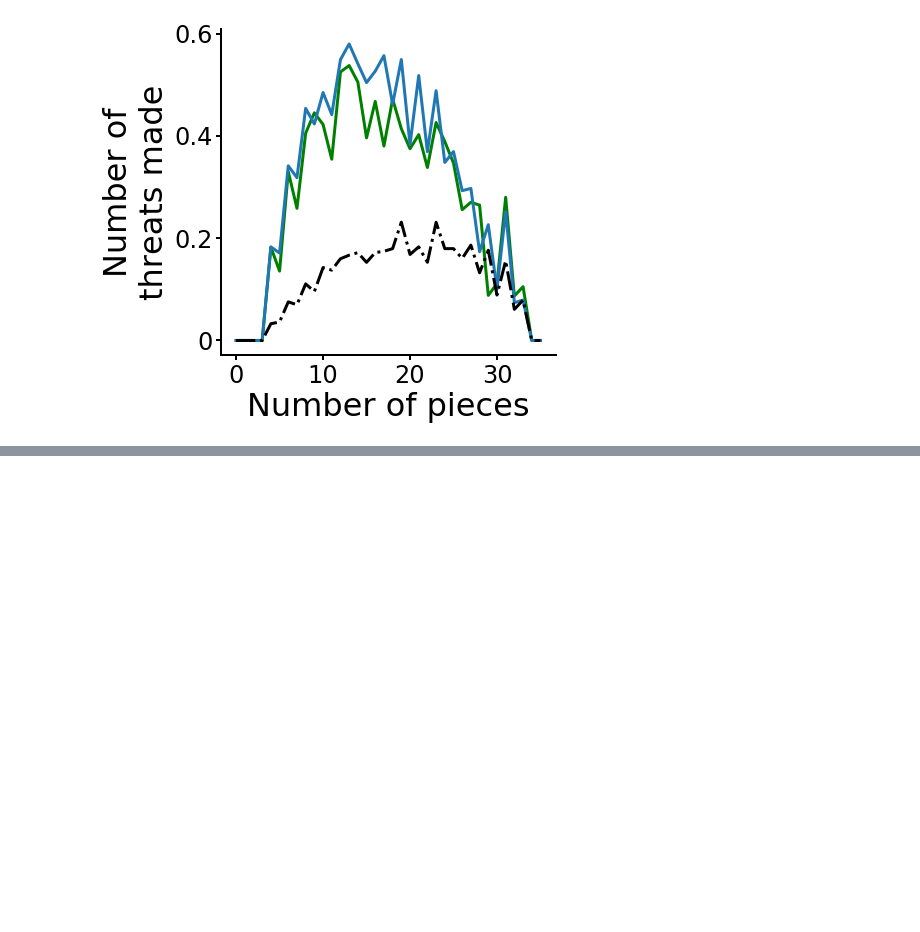
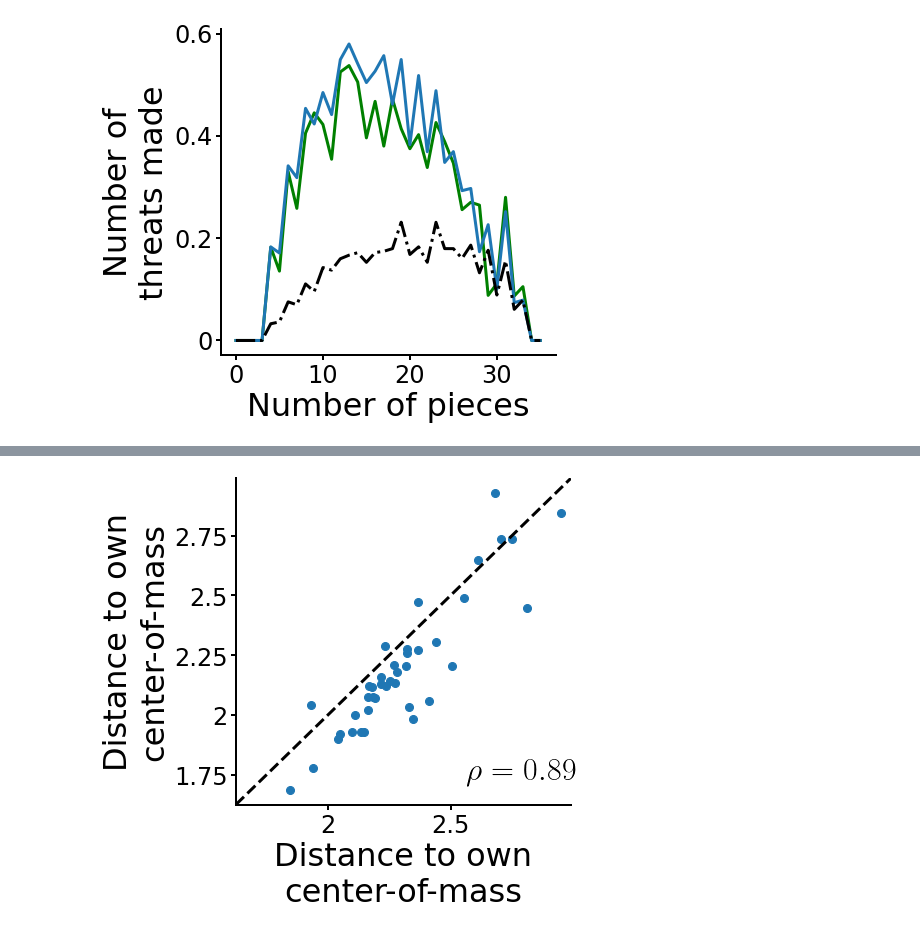
Before and after one commit to basvanopheusden/fourinarow, a Jupyter notebook: Analysis notebooks/new/Summary statistics.ipynb, the cells around one changed output, grey strips where cells are left out. Cells and saved outputs as stored; diff of their text form; code cells hidden in the pictures; blank space fills up the shorter version.

```diff
--- a/Analysis notebooks/new/Summary statistics.ipynb
+++ b/Analysis notebooks/new/Summary statistics.ipynb
@@ -119,0 +154,4 @@ plot_summary_by_npieces(8,False)
+# %%
+plot_summary_sub(3)
+# %% [output]
+[figure, added]
```
Also changed, not shown: parts of 14 cells of this notebook, 7 other files.
